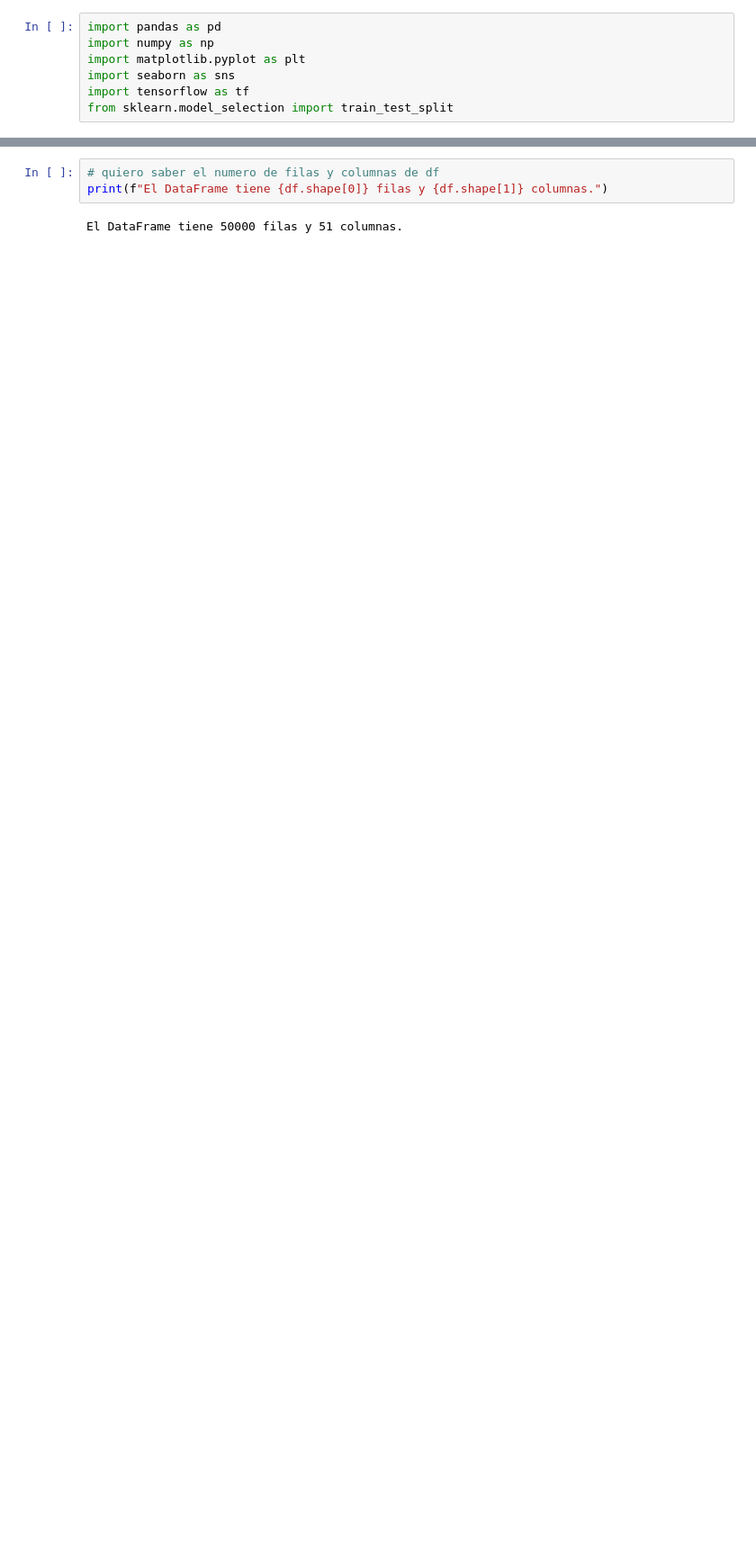
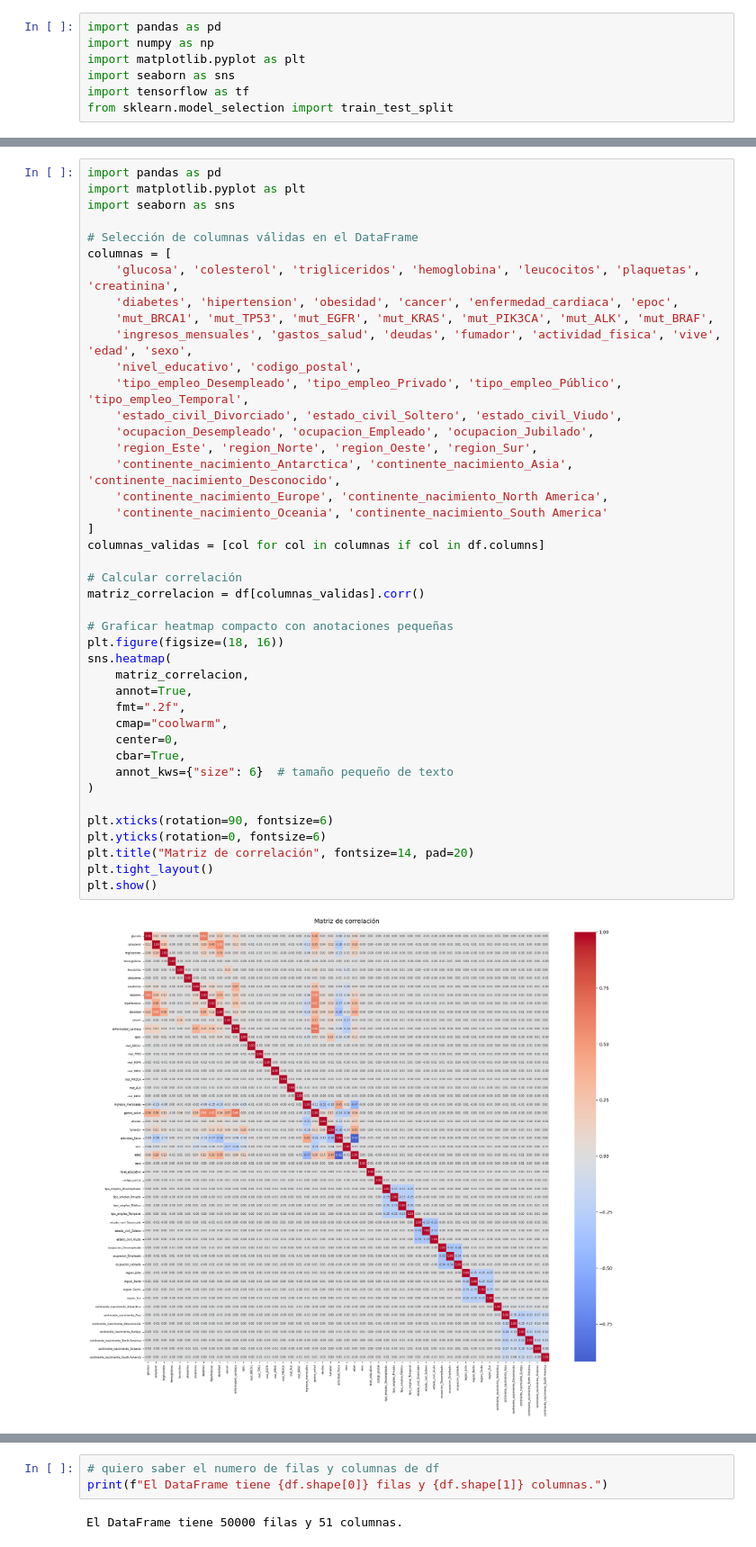
Before and after one commit to josean9/IA-Casos, a Jupyter notebook: notebooks/notebook3_modelo.ipynb, the cells around one changed output, grey strips where cells are left out. Shown at 90% size. Cells and saved outputs as stored; diff of their text form; blank space fills up the shorter version.

```diff
--- a/notebooks/notebook3_modelo.ipynb
+++ b/notebooks/notebook3_modelo.ipynb
@@ -26,0 +26,44 @@ df.head()
+# %%
+import pandas as pd
+import matplotlib.pyplot as plt
+import seaborn as sns
+
+# Selección de columnas válidas en el DataFrame
+columnas = [
+    'glucosa', 'colesterol', 'trigliceridos', 'hemoglobina', 'leucocitos', 'plaquetas', 'creatinina',
+    'diabetes', 'hipertension', 'obesidad', 'cancer', 'enfermedad_cardiaca', 'epoc',
+    'mut_BRCA1', 'mut_TP53', 'mut_EGFR', 'mut_KRAS', 'mut_PIK3CA', 'mut_ALK', 'mut_BRAF',
+    'ingresos_mensuales', 'gastos_salud', 'deudas', 'fumador', 'actividad_fisica', 'vive', 'edad', 'sexo',
+    'nivel_educativo', 'codigo_postal',
+    'tipo_empleo_Desempleado', 'tipo_empleo_Privado', 'tipo_empleo_Público', 'tipo_empleo_Temporal',
+    'estado_civil_Divorciado', 'estado_civil_Soltero', 'estado_civil_Viudo',
+    'ocupacion_Desempleado', 'ocupacion_Empleado', 'ocupacion_Jubilado',
+    'region_Este', 'region_Norte', 'region_Oeste', 'region_Sur',
+    'continente_nacimiento_Antarctica', 'continente_nacimiento_Asia', 'continente_nacimiento_Desconocido',
+    'continente_nacimiento_Europe', 'continente_nacimiento_North America',
+    'continente_nacimiento_Oceania', 'continente_nacimiento_South America'
+]
+columnas_validas = [col for col in columnas if col in df.columns]
+
+# Calcular correlación
+matriz_correlacion = df[columnas_validas].corr()
+
+# Graficar heatmap compacto con anotaciones pequeñas
+plt.figure(figsize=(18, 16))
+sns.heatmap(
+    matriz_correlacion,
+    annot=True,
+    fmt=".2f",
+    cmap="coolwarm",
+    center=0,
+    cbar=True,
+    annot_kws={"size": 6}  # tamaño pequeño de texto
+)
+
+plt.xticks(rotation=90, fontsize=6)
+plt.yticks(rotation=0, fontsize=6)
+plt.title("Matriz de correlación", fontsize=14, pad=20)
+plt.tight_layout()
+plt.show()
+# %% [output]
+[figure, added]
```
Also changed, not shown: parts of 9 cells of this notebook.
